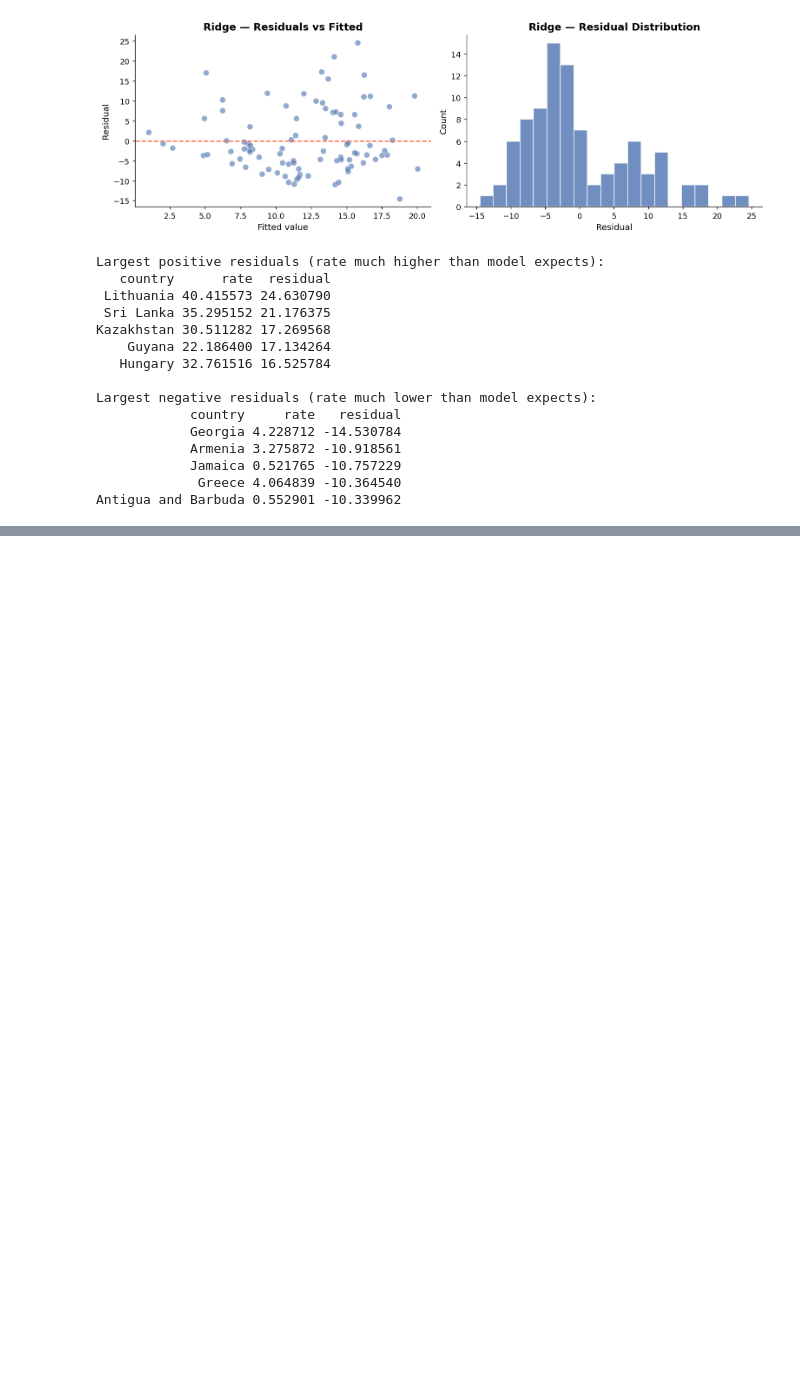
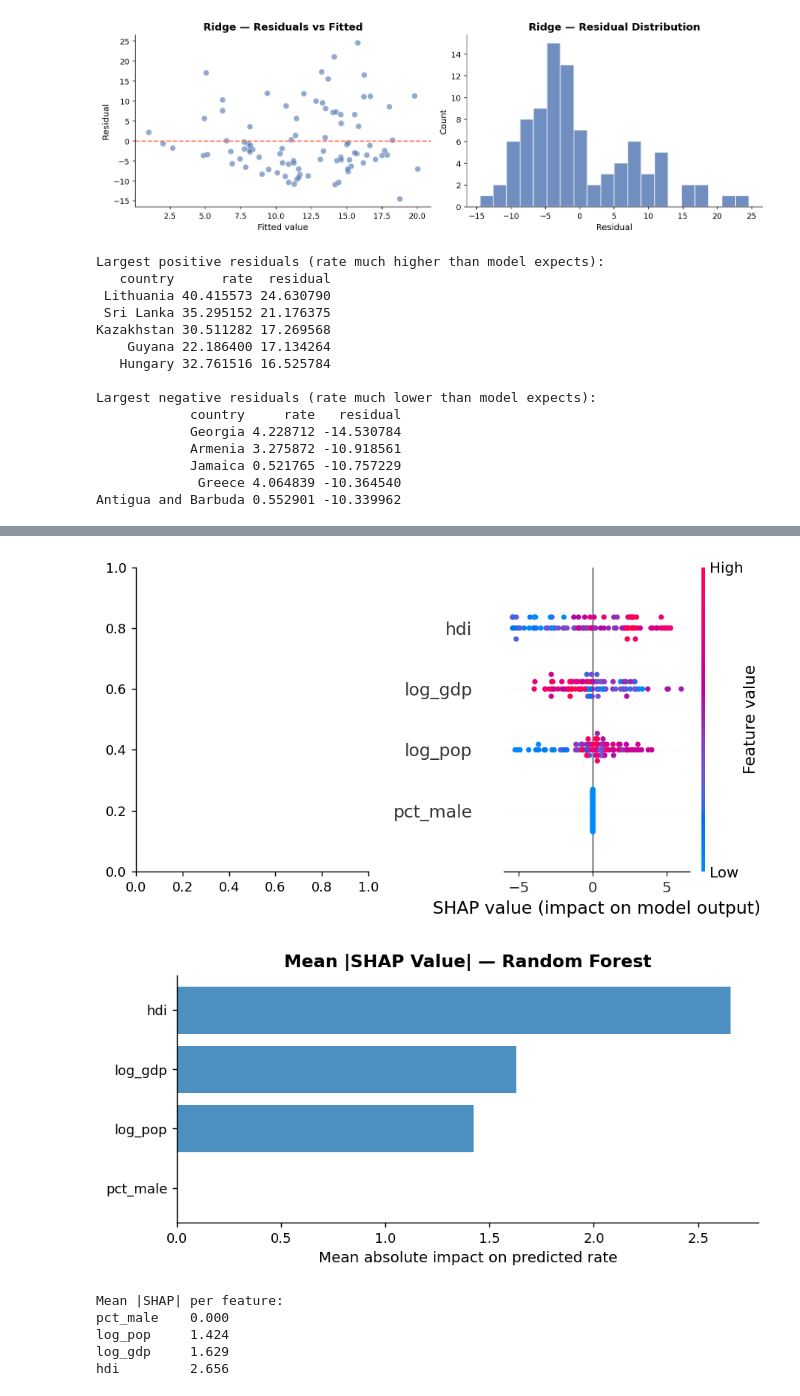
Before and after one commit to MustafaKaanKoc/Reproducible-Research-Term-Project, a Jupyter notebook: suicide_rates_initial_eda.ipynb, the cells around one changed output, grey strips where cells are left out. Cells and saved outputs as stored; diff of their text form; code cells hidden in the pictures; blank space fills up the shorter version.

```diff
--- a/suicide_rates_initial_eda.ipynb
+++ b/suicide_rates_initial_eda.ipynb
@@ -528,0 +609,38 @@ Antigua and Barbuda 0.552901 -10.339962
+# %%
+!pip install shap -q
+
+import shap
+
+explainer   = shap.TreeExplainer(rf)
+shap_values = explainer.shap_values(X)
+shap_df     = pd.DataFrame(shap_values, columns=FEATURES)
+
+fig, axes = plt.subplots(1, 2, figsize=(14, 5))
+
+# ── Beeswarm-style summary (manual, no shap.plots to avoid display issues) ─
+shap.summary_plot(shap_values, X, feature_names=FEATURES,
+                  show=False, plot_size=None)
+plt.gcf().set_size_inches(7, 4)
+plt.tight_layout()
+plt.savefig('shap_summary.png', dpi=130, bbox_inches='tight')
+plt.show()
+
+# ── Mean absolute SHAP bar chart ───────────────────────────────────────────
+mean_abs = shap_df.abs().mean().sort_values()
+fig, ax = plt.subplots(figsize=(7, 3.5))
+ax.barh(mean_abs.index, mean_abs.values, color='#2c7bb6', alpha=0.85)
+ax.set(title='Mean |SHAP Value| — Random Forest',
+       xlabel='Mean absolute impact on predicted rate')
+plt.tight_layout()
+plt.show()
+
+print("\nMean |SHAP| per feature:")
+print(mean_abs.round(3).to_string())
+# %% [output]
+[figure, added]
+[figure, added]
+Mean |SHAP| per feature:
+pct_male    0.000
+log_pop     1.424
+log_gdp     1.629
+hdi         2.656
```
Also changed, not shown: parts of 5 cells of this notebook.
